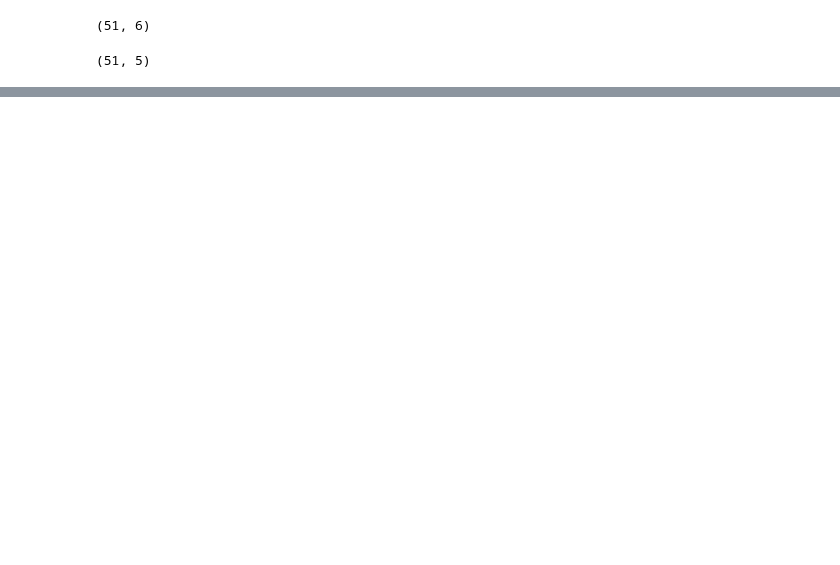
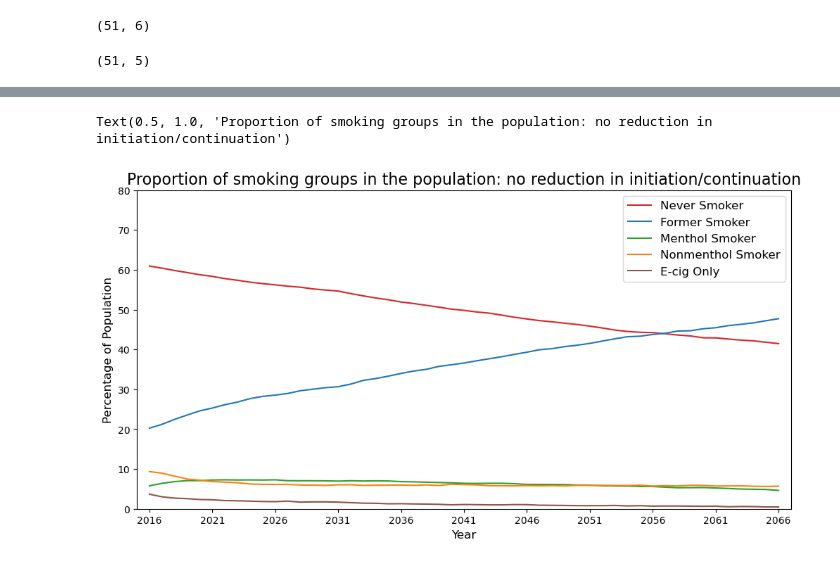
Before and after one commit to tapphughesn/menthol-model, a Jupyter notebook: mentholmodel/inspect_data.ipynb, the cells around one changed output, grey strips where cells are left out. Saved outputs shown, nothing was run; the diff lists cells and outputs as text; code cells hidden in the pictures; blank space fills up the shorter version.

```diff
--- a/mentholmodel/inspect_data.ipynb
+++ b/mentholmodel/inspect_data.ipynb
@@ -125,3 +140,23 @@ Text(0.5, 1.0, 'Proportion of smoking groups in the living population')
+# %%
+
+fig, ax = plt.subplots(1,1,figsize=(12,6), dpi=100)
+ax.plot(x, arr2_no_dead_percents[:,0], mycolors[0],
+        x, arr2_no_dead_percents[:,1], mycolors[1],
+        x, arr2_no_dead_percents[:,2], mycolors[2],
+        x, arr2_no_dead_percents[:,3], mycolors[3],
+        x, arr2_no_dead_percents[:,4], mycolors[4])
+
+plt.ylim(0,80)
+plt.xlim(x[0]-1, x[-1]+1)
+plt.xlabel("Year", fontsize=12)
+plt.ylabel("Percentage of Population", fontsize=12)
+plt.xticks(x[::5], fontsize=10, horizontalalignment='center')
+ax.legend(labels, fontsize=12, ncol=1)
+
+plt.title("Proportion of smoking groups in the population: no reduction in initiation/continuation", fontsize=16)
+# %% [output]
+Text(0.5, 1.0, 'Proportion of smoking groups in the population: no reduction in initiation/continuation')
+[figure, added]
 # %%
 fig, ax = plt.subplots(1,1,figsize=(16,6), dpi=200)
 y = np.sum(arr_no_dead_percents[:,2:], axis=1)
```
Also changed, not shown: parts of 10 cells of this notebook, 12 other files.
